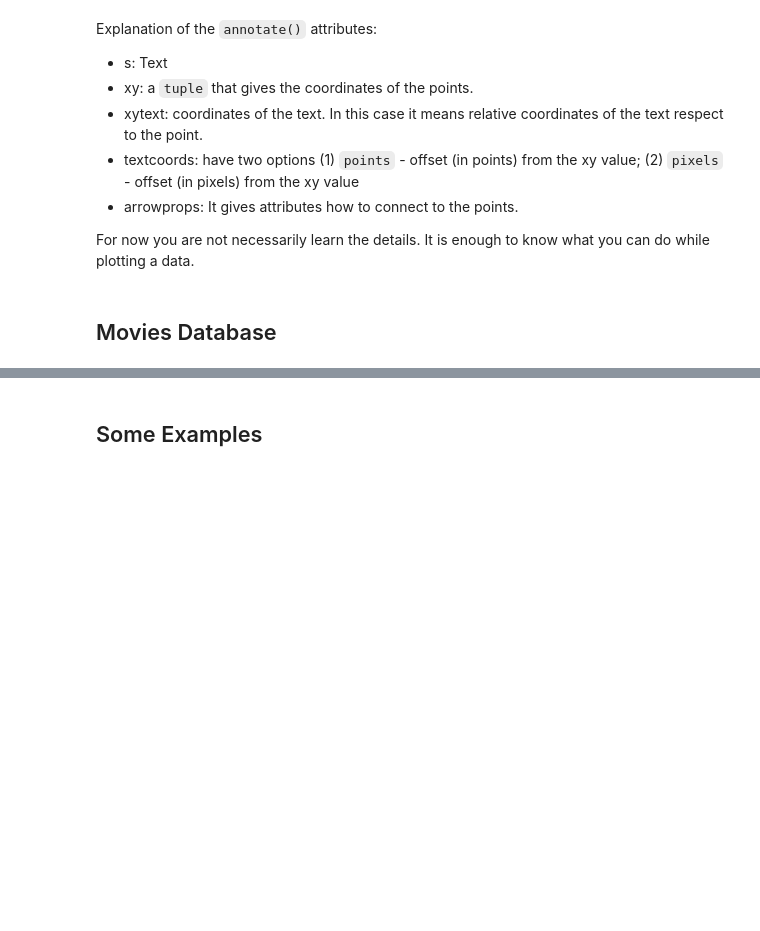
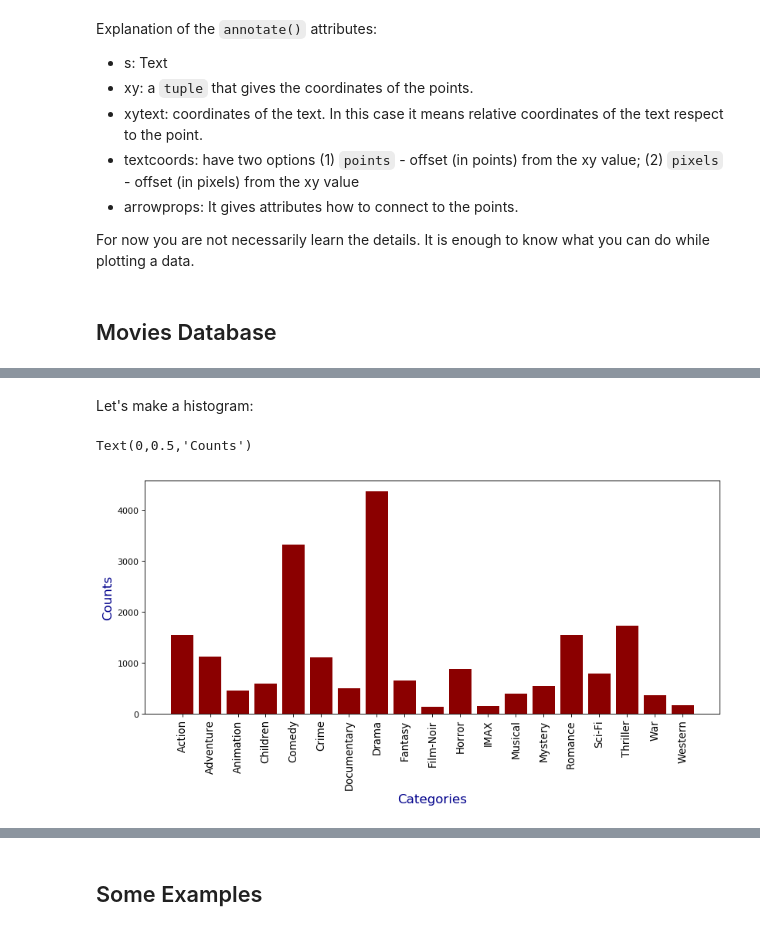
Before and after one commit to itueconomics/bil113e, a Jupyter notebook: notebooks/Data Visualization.ipynb, the cells around one changed output, grey strips where cells are left out. Saved outputs shown, nothing was run; the diff lists cells and outputs as text; code cells hidden in the pictures; blank space fills up the shorter version.

```diff
--- a/notebooks/Data Visualization.ipynb
+++ b/notebooks/Data Visualization.ipynb
@@ -192,0 +195,3 @@ For now you are not necessarily learn the details. It is enough to know what you
+# %%
+mv = pd.read_csv('movies_new.csv',encoding='latin1')
+mv.head()
@@ -192,0 +208,4 @@ For now you are not necessarily learn the details. It is enough to know what you
+# %%
+cat_names = mv.columns
+cat_names = cat_names[4:]
+print(cat_names, '\n',len(cat_names))
@@ -192,0 +245,11 @@ For now you are not necessarily learn the details. It is enough to know what you
+# %% [markdown]
+Let's make a histogram:
+# %%
+plt.figure(figsize=(12,5), dpi=80)
+plt.bar(cat.index, cat.values, color='darkred')
+plt.xticks(rotation=90, fontsize=12)
+plt.xlabel('Categories',fontsize=15,color='darkblue')
+plt.ylabel('Counts',fontsize=15,color='darkblue')
+# %% [output]
+Text(0,0.5,'Counts')
+[figure, added]
```
Also changed, not shown: parts of 20 cells of this notebook, 3 other files.
